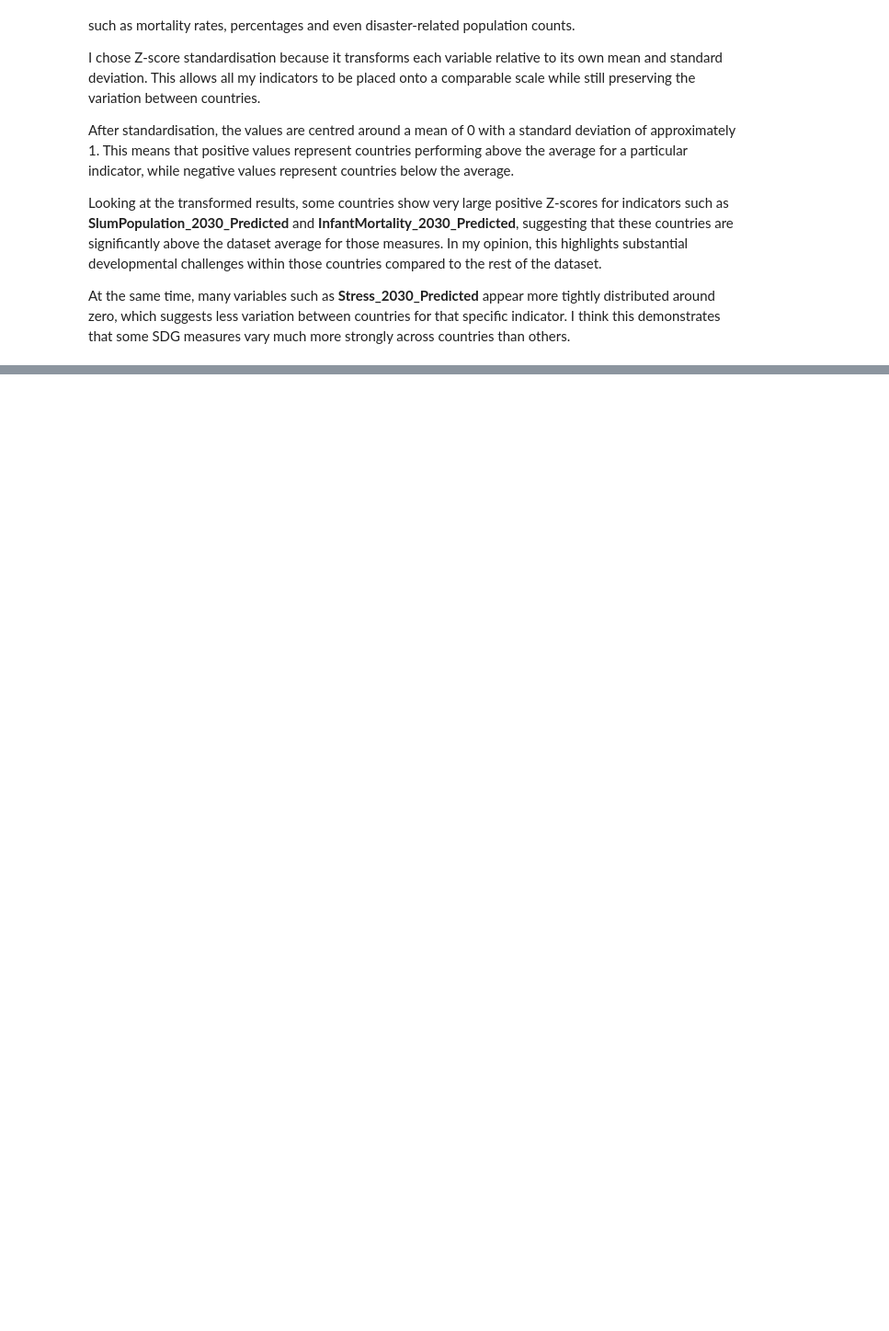
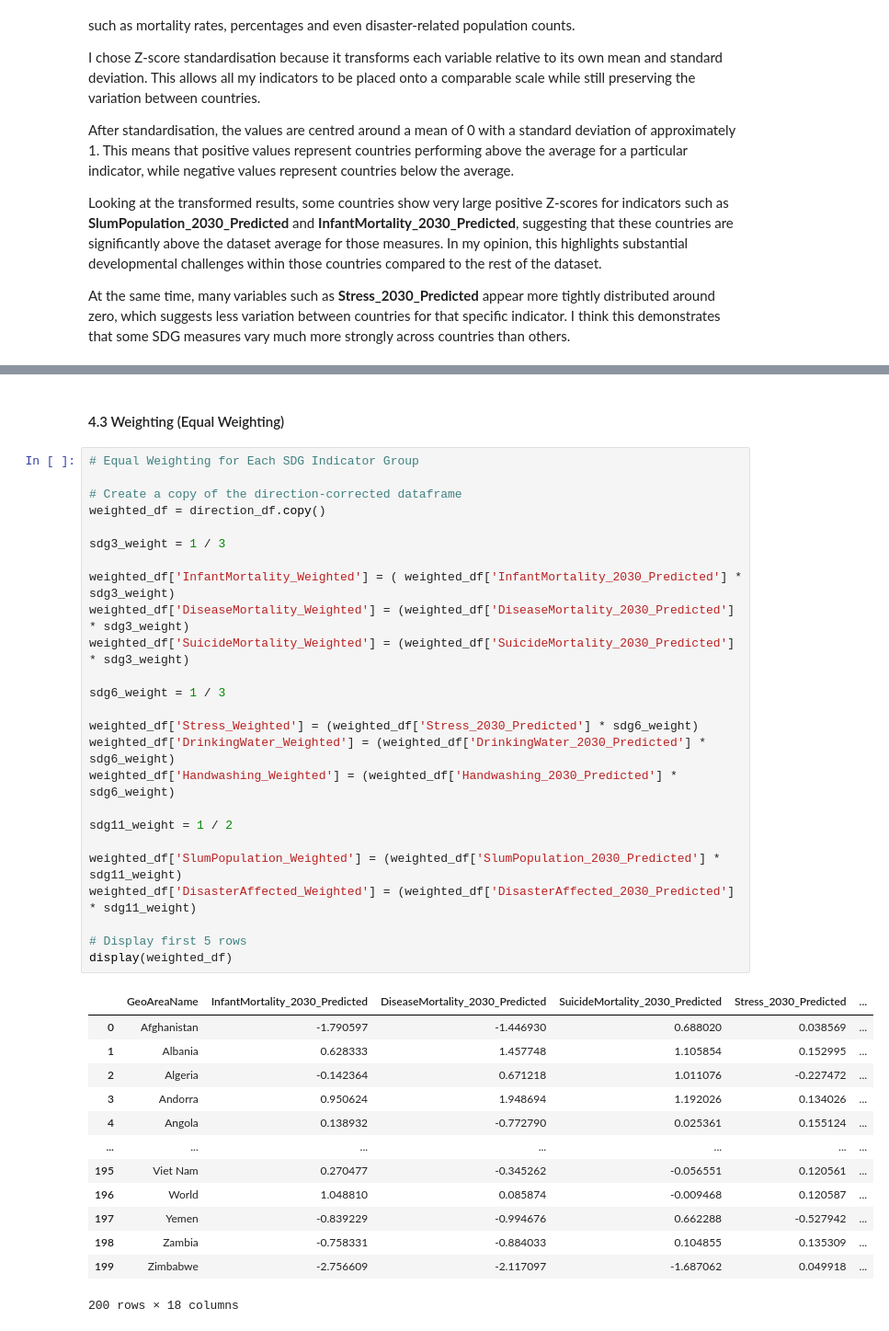
Before and after one commit to frogosorap/SDGReadinessIndex, a Jupyter notebook: CA1.ipynb, the cells around one changed output, grey strips where cells are left out. Shown at 92% size. Drawn from its saved outputs; the diff is of its cells as text; blank space fills up the shorter version.

Commit message:
Weighted and aggregated the final dataset

```diff
--- a/CA1.ipynb
+++ b/CA1.ipynb
@@ -402,0 +448,41 @@ At the same time, many variables such as **Stress_2030_Predicted** appear more t
+# %% [markdown]
+#### 4.3 Weighting (Equal Weighting)
+# %%
+# Equal Weighting for Each SDG Indicator Group
+
+# Create a copy of the direction-corrected dataframe
+weighted_df = direction_df.copy()
+
+sdg3_weight = 1 / 3
+
+weighted_df['InfantMortality_Weighted'] = ( weighted_df['InfantMortality_2030_Predicted'] * sdg3_weight)
+weighted_df['DiseaseMortality_Weighted'] = (weighted_df['DiseaseMortality_2030_Predicted'] * sdg3_weight)
+weighted_df['SuicideMortality_Weighted'] = (weighted_df['SuicideMortality_2030_Predicted'] * sdg3_weight)
+
+sdg6_weight = 1 / 3
+
+weighted_df['Stress_Weighted'] = (weighted_df['Stress_2030_Predicted'] * sdg6_weight)
+weighted_df['DrinkingWater_Weighted'] = (weighted_df['DrinkingWater_2030_Predicted'] * sdg6_weight)
+weighted_df['Handwashing_Weighted'] = (weighted_df['Handwashing_2030_Predicted'] * sdg6_weight)
+
+sdg11_weight = 1 / 2
+
+weighted_df['SlumPopulation_Weighted'] = (weighted_df['SlumPopulation_2030_Predicted'] * sdg11_weight)
+weighted_df['DisasterAffected_Weighted'] = (weighted_df['DisasterAffected_2030_Predicted'] * sdg11_weight)
+
+# Display first 5 rows
+display(weighted_df)
+# %% [output]
+|  | GeoAreaName | InfantMortality_2030_Predicted | DiseaseMortality_2030_Predicted | SuicideMortality_2030_Predicted | Stress_2030_Predicted | ... |
+| 0 | Afghanistan | -1.790597 | -1.446930 | 0.688020 | 0.038569 | ... |
+| 1 | Albania | 0.628333 | 1.457748 | 1.105854 | 0.152995 | ... |
+| 2 | Algeria | -0.142364 | 0.671218 | 1.011076 | -0.227472 | ... |
+| 3 | Andorra | 0.950624 | 1.948694 | 1.192026 | 0.134026 | ... |
+| 4 | Angola | 0.138932 | -0.772790 | 0.025361 | 0.155124 | ... |
+| ... | ... | ... | ... | ... | ... | ... |
+| 195 | Viet Nam | 0.270477 | -0.345262 | -0.056551 | 0.120561 | ... |
+| 196 | World | 1.048810 | 0.085874 | -0.009468 | 0.120587 | ... |
+| 197 | Yemen | -0.839229 | -0.994676 | 0.662288 | -0.527942 | ... |
+| 198 | Zambia | -0.758331 | -0.884033 | 0.104855 | 0.135309 | ... |
+| 199 | Zimbabwe | -2.756609 | -2.117097 | -1.687062 | 0.049918 | ... |
+200 rows × 18 columns
```
Also changed, not shown: parts of 6 cells of this notebook.
